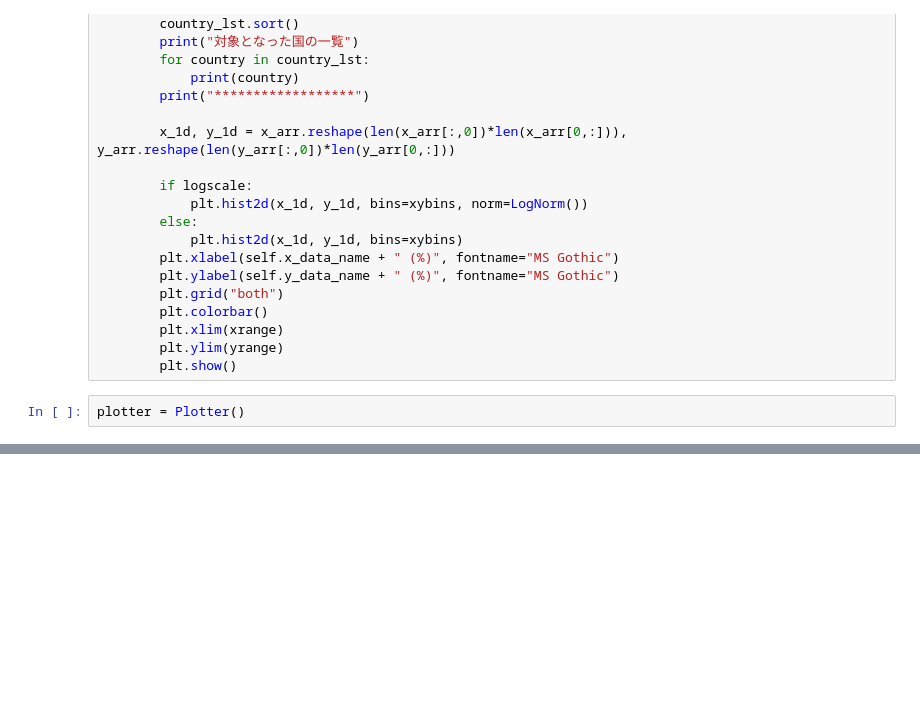
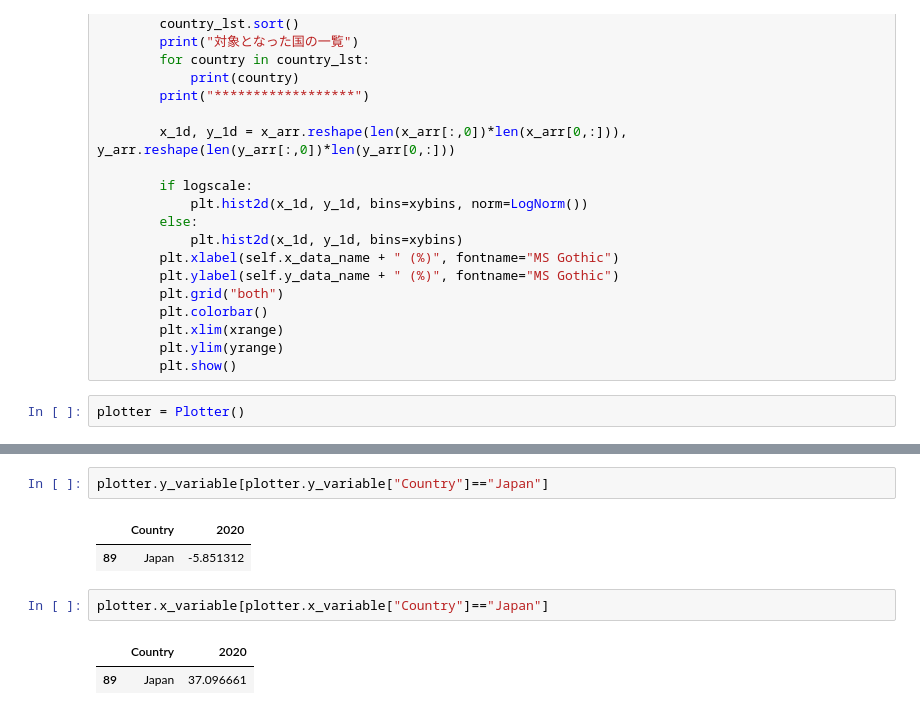
Before and after one commit to rokaboNatttsu/Correlation_of_Economic_Indicators, a Jupyter notebook: 分析用のノートブック.ipynb, the cells around one changed output, grey strips where cells are left out. Drawn from its saved outputs; the diff is of its cells as text; blank space fills up the shorter version.

```diff
--- a/分析用のノートブック.ipynb
+++ b/分析用のノートブック.ipynb
@@ -354,0 +355,10 @@ Zambia
+# %%
+plotter.y_variable[plotter.y_variable["Country"]=="Japan"]
+# %% [output]
+|  | Country | 2020 |
+| 89 | Japan | -5.851312 |
+# %%
+plotter.x_variable[plotter.x_variable["Country"]=="Japan"]
+# %% [output]
+|  | Country | 2020 |
+| 89 | Japan | 37.096661 |
```
Also changed, not shown: parts of 4 cells of this notebook, 1 other file.
